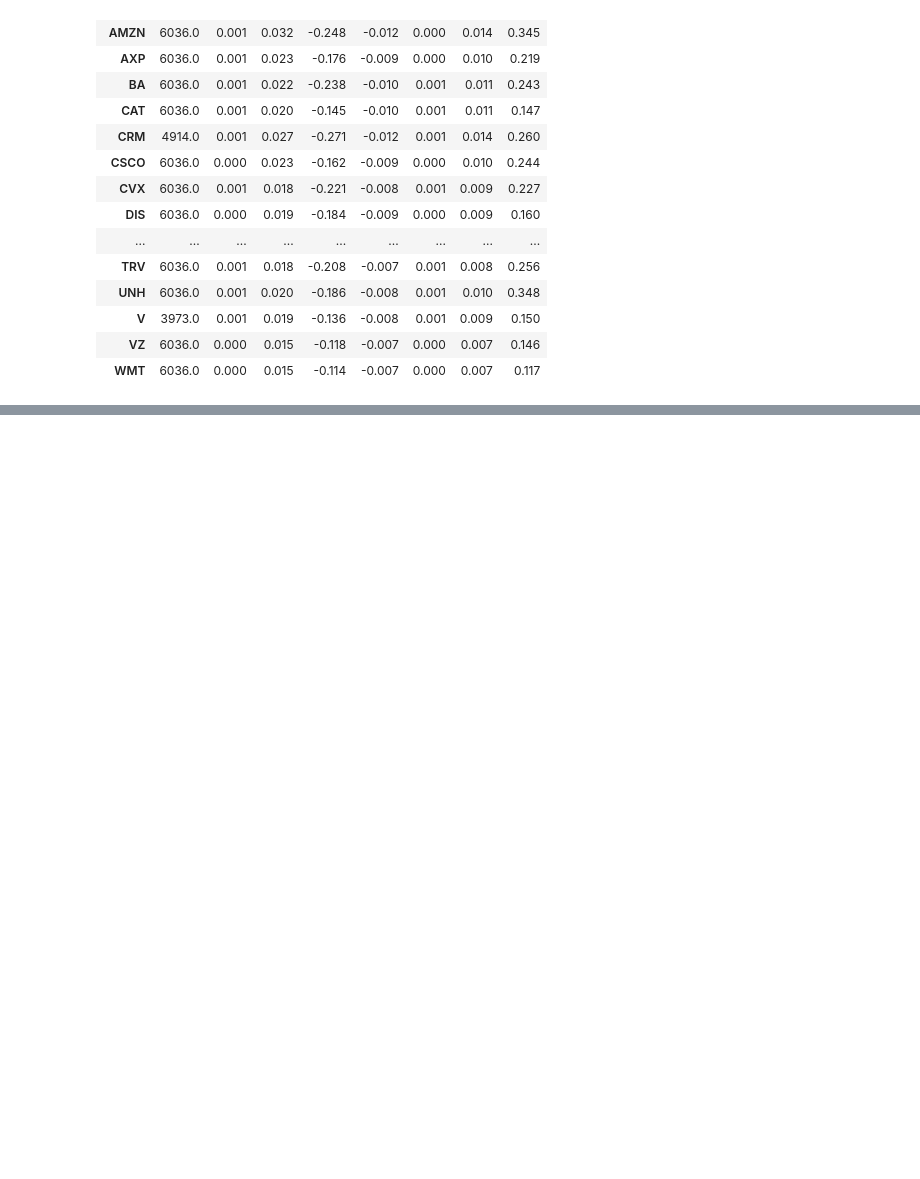
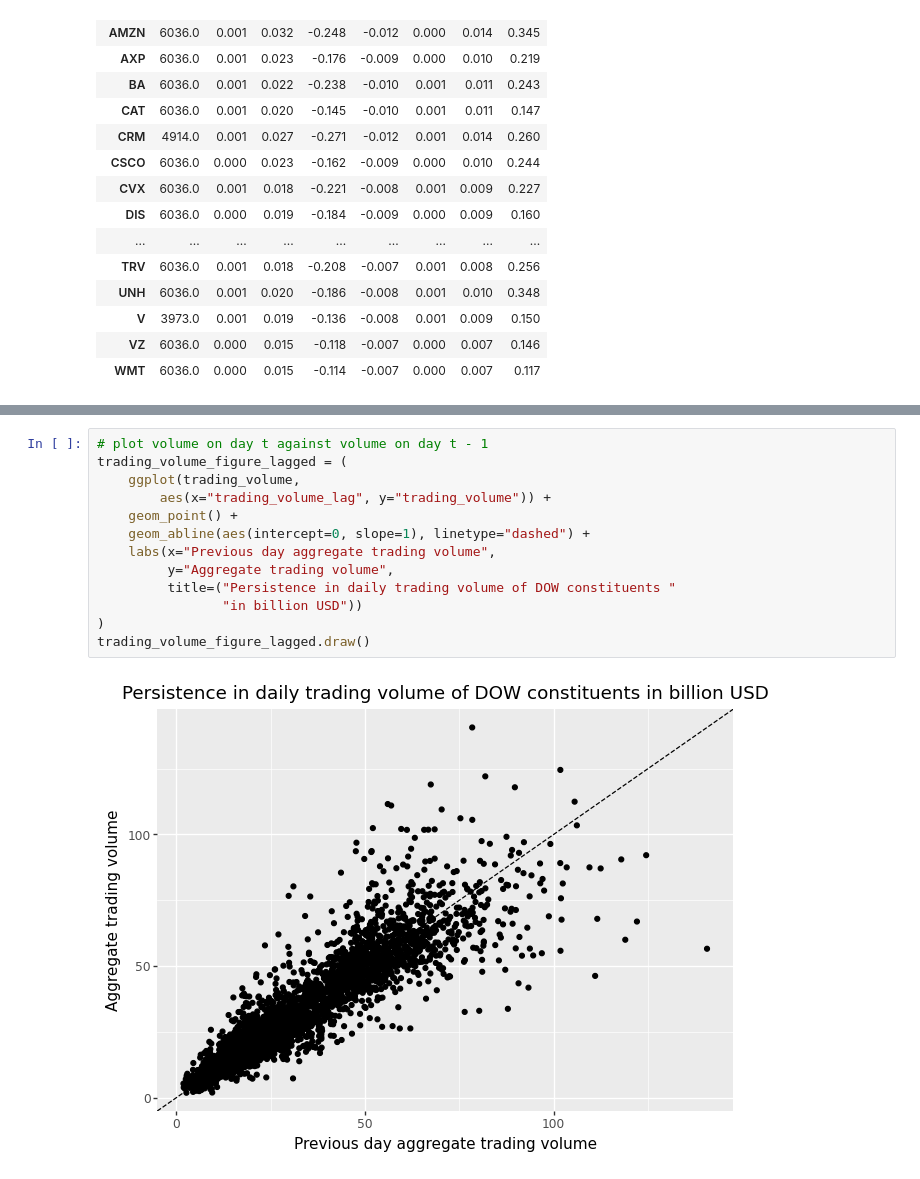
Before and after one commit to ajmtrz/tidy_finance, a Jupyter notebook: Introduction.ipynb, the cells around one changed output, grey strips where cells are left out. Drawn from its saved outputs; the diff is of its cells as text; blank space fills up the shorter version.

```diff
--- a/Introduction.ipynb
+++ b/Introduction.ipynb
@@ -192,0 +217,15 @@ all_returns = (index_prices
+# %%
+# plot volume on day t against volume on day t - 1
+trading_volume_figure_lagged = (
+    ggplot(trading_volume,
+        aes(x="trading_volume_lag", y="trading_volume")) +
+    geom_point() +
+    geom_abline(aes(intercept=0, slope=1), linetype="dashed") +
+    labs(x="Previous day aggregate trading volume",
+         y="Aggregate trading volume",
+         title=("Persistence in daily trading volume of DOW constituents "
+                "in billion USD"))
+)
+trading_volume_figure_lagged.draw()
+# %% [output]
+[figure, added]
```
Also changed, not shown: parts of 2 cells of this notebook.
